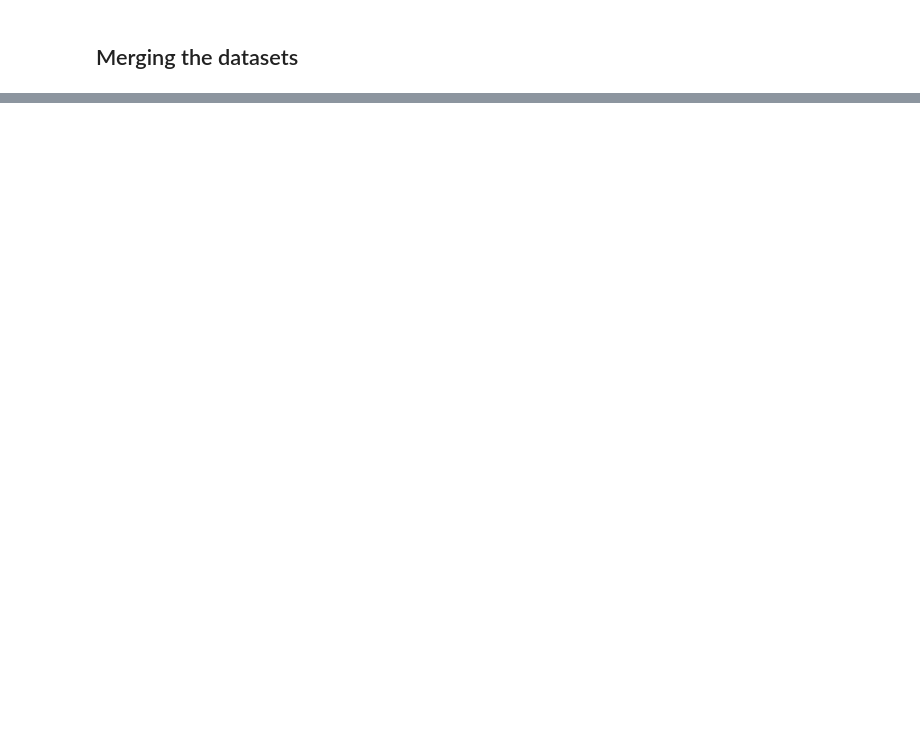
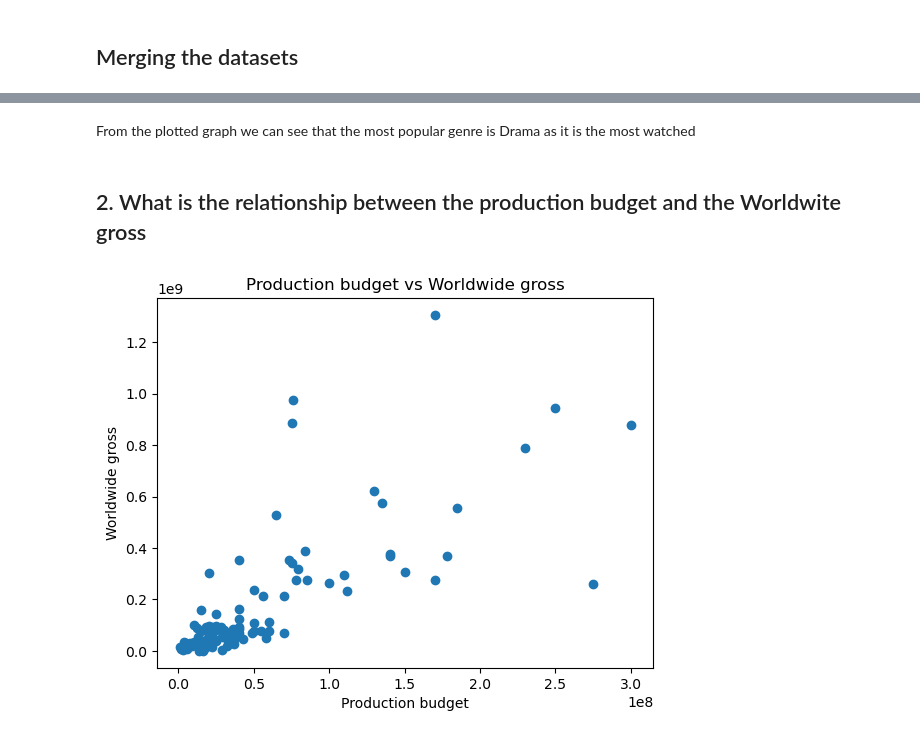
Before and after one commit to SilviaGworit/dsc-phase-1-project-v2-4, a Jupyter notebook: student.ipynb, the cells around one changed output, grey strips where cells are left out. Drawn from its saved outputs; the diff is of its cells as text; code cells hidden in the pictures; blank space fills up the shorter version.

```diff
--- a/student.ipynb
+++ b/student.ipynb
@@ -484,0 +486,13 @@ df_final.head()
+# %% [markdown]
+From the plotted graph we can see that the most popular genre is Drama as it is the most watched
+# %% [markdown]
+## 2. What is the relationship between the production budget and the Worldwite gross
+# %%
+# Create the scatter plot
+plt.scatter(df2['production_budget'], df2['worldwide_gross'])
+plt.xlabel('Production budget')
+plt.ylabel('Worldwide gross')
+plt.title('Production budget vs Worldwide gross')
+plt.show()
+# %% [output]
+[figure, added]
```
Also changed, not shown: parts of 76 cells of this notebook.
